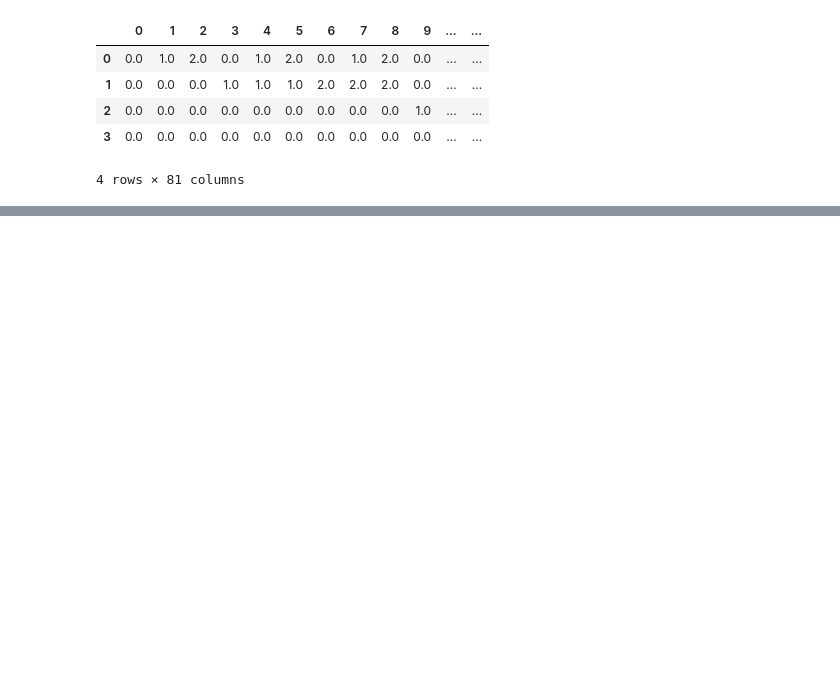
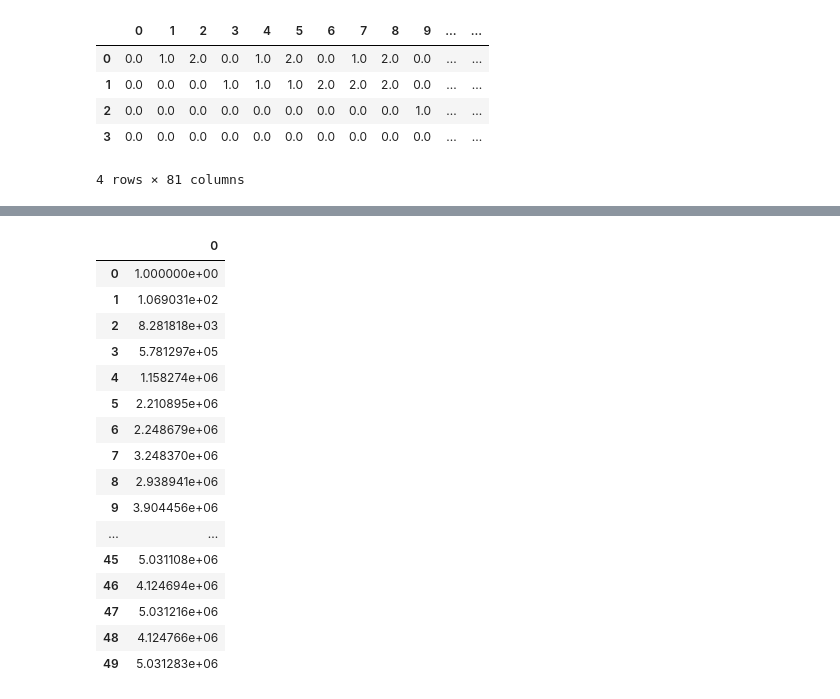
Before and after one commit to Sakib1418/Corteva, a Jupyter notebook: herbicide_model.ipynb, the cells around one changed output, grey strips where cells are left out. Saved outputs shown, nothing was run; the diff lists cells and outputs as text; code cells hidden in the pictures; blank space fills up the shorter version.

```diff
--- a/herbicide_model.ipynb
+++ b/herbicide_model.ipynb
@@ -847,0 +311,20 @@ plt.plot(time,pltPop, '*')
+# %%
+pd.DataFrame(np.sum(newPop, axis=1))
+# %% [output]
+|  | 0 |
+| 0 | 1.000000e+00 |
+| 1 | 1.069031e+02 |
+| 2 | 8.281818e+03 |
+| 3 | 5.781297e+05 |
+| 4 | 1.158274e+06 |
+| 5 | 2.210895e+06 |
+| 6 | 2.248679e+06 |
+| 7 | 3.248370e+06 |
+| 8 | 2.938941e+06 |
+| 9 | 3.904456e+06 |
+| ... | ... |
+| 45 | 5.031108e+06 |
+| 46 | 4.124694e+06 |
+| 47 | 5.031216e+06 |
+| 48 | 4.124766e+06 |
+| 49 | 5.031283e+06 |
```
Also changed, not shown: parts of 10 cells of this notebook, 1 other file.
